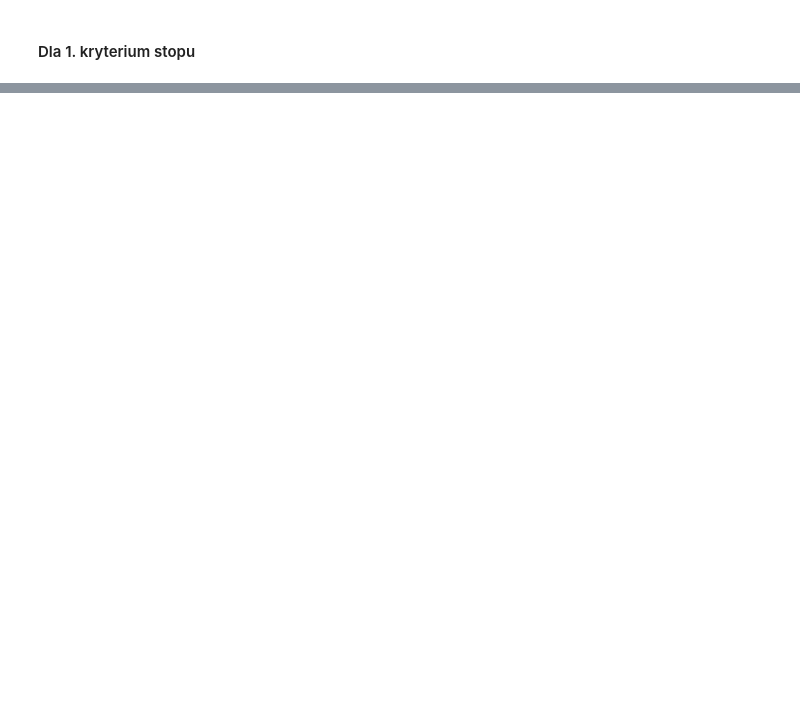
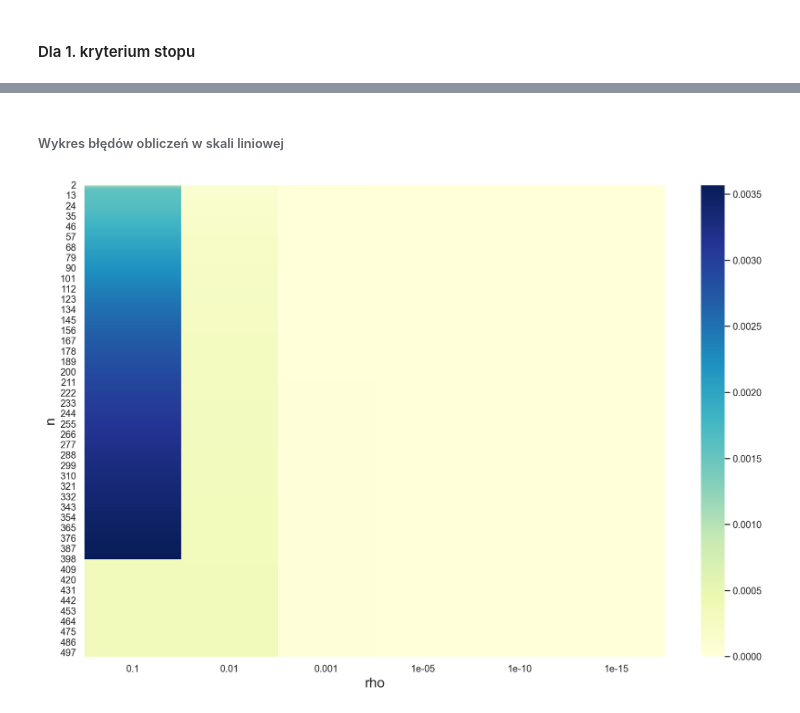
Before and after one commit to MatiPl01/Metody-Obliczeniowe-w-Nauce-i-Technice, a Jupyter notebook: 10. Laboratorium/MOwNiT - Rozwiązywanie układów równań liniowych metodami iteracyjnymi.ipynb, the cells around one changed output, grey strips where cells are left out. Drawn from its saved outputs; the diff is of its cells as text; code cells hidden in the pictures; blank space fills up the shorter version.

```diff
--- a/10. Laboratorium/MOwNiT - Rozwiązywanie układów równań liniowych metodami iteracyjnymi.ipynb
+++ b/10. Laboratorium/MOwNiT - Rozwiązywanie układów równań liniowych metodami iteracyjnymi.ipynb
@@ -483,0 +530,3 @@ results[1_000]['errors']
+# %%
+df_errors1 = results1['errors']
+df_errors1
@@ -483,0 +571,6 @@ results[1_000]['errors']
+# %% [markdown]
+###### Wykres błędów obliczeń w skali liniowej
+# %%
+show_heatmap(df_errors1, xlabel='rho', ylabel='n', annot=False)
+# %% [output]
+[figure, added]
```
Also changed, not shown: parts of 107 cells of this notebook, 8 other files.
